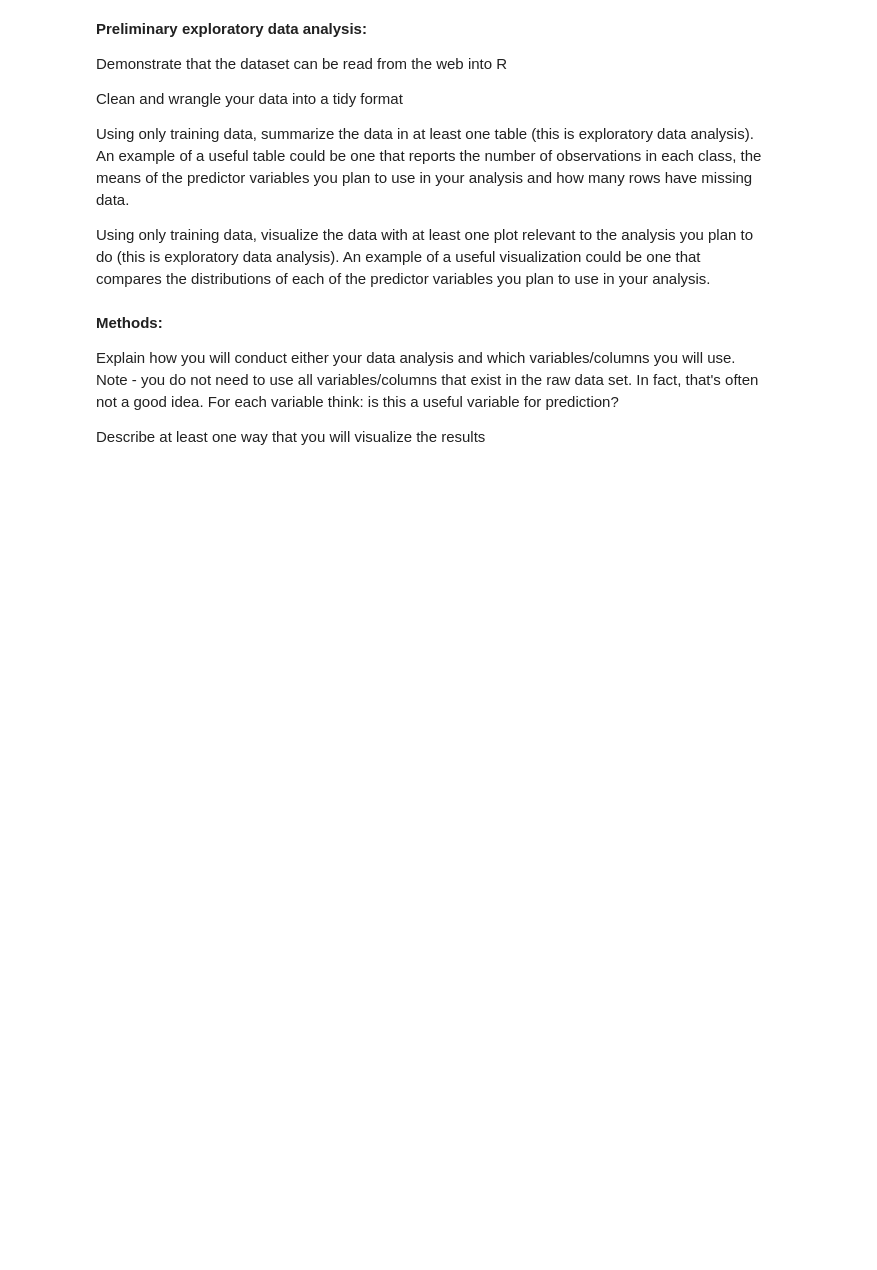
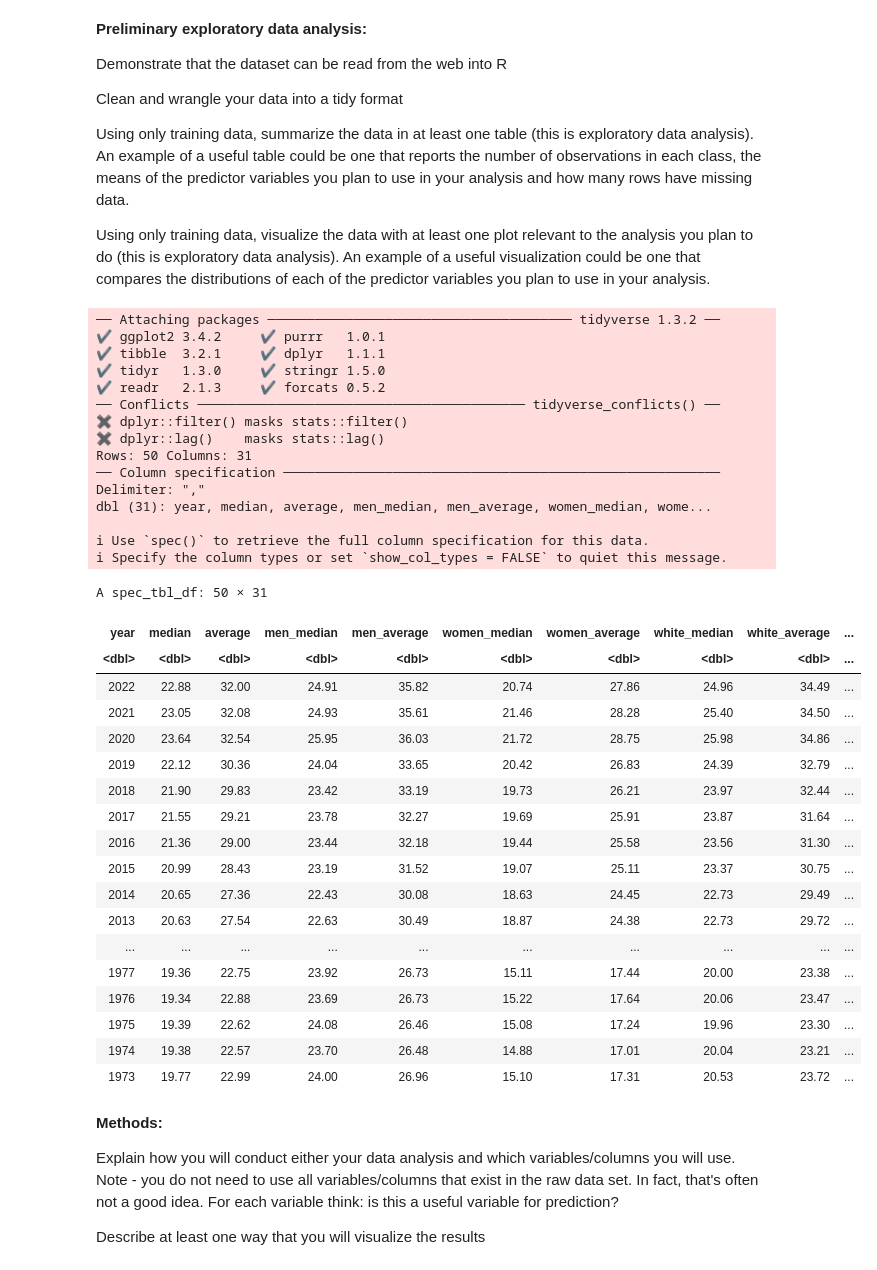
Before and after one commit to asnbl/dsci-100-2023-24W-group-16, a Jupyter notebook: Group project proposal.ipynb, the cells around one changed output. Saved outputs shown, nothing was run; the diff lists cells and outputs as text; code cells hidden in the pictures; blank space fills up the shorter version.

Commit message:
read csv file

```diff
--- a/Group project proposal.ipynb
+++ b/Group project proposal.ipynb
@@ -18,6 +18,45 @@ Clean and wrangle your data into a tidy format
 Using only training data, summarize the data in at least one table (this is exploratory data analysis). An example of a useful table could be one that reports the number of observations in each class, the means of the predictor variables you plan to use in your analysis and how many rows have missing data.
 
 Using only training data, visualize the data with at least one plot relevant to the analysis you plan to do (this is exploratory data analysis). An example of a useful visualization could be one that compares the distributions of each of the predictor variables you plan to use in your analysis.
+# %%
+library(tidyverse)
+
+read_csv("https://raw.githubusercontent.com/asnbl/dsci-100-2023-24W-group-16/main/median_average_wages.csv")
+# %% [output]
+── Attaching packages ─────────────────────────────────────── tidyverse 1.3.2 ──
+✔ ggplot2 3.4.2     ✔ purrr   1.0.1
+✔ tibble  3.2.1     ✔ dplyr   1.1.1
+✔ tidyr   1.3.0     ✔ stringr 1.5.0
+✔ readr   2.1.3     ✔ forcats 0.5.2
+── Conflicts ────────────────────────────────────────── tidyverse_conflicts() ──
+✖ dplyr::filter() masks stats::filter()
+✖ dplyr::lag()    masks stats::lag()
+Rows: 50 Columns: 31
+── Column specification ────────────────────────────────────────────────────────
+Delimiter: ","
+dbl (31): year, median, average, men_median, men_average, women_median, wome...
+
+ℹ Use `spec()` to retrieve the full column specification for this data.
+ℹ Specify the column types or set `show_col_types = FALSE` to quiet this message.
+A spec_tbl_df: 50 × 31
+| year | median | average | men_median | men_average | women_median | women_average | white_median | white_average | ... |
+| <dbl> | <dbl> | <dbl> | <dbl> | <dbl> | <dbl> | <dbl> | <dbl> | <dbl> | ... |
+| 2022 | 22.88 | 32.00 | 24.91 | 35.82 | 20.74 | 27.86 | 24.96 | 34.49 | ... |
+| 2021 | 23.05 | 32.08 | 24.93 | 35.61 | 21.46 | 28.28 | 25.40 | 34.50 | ... |
+| 2020 | 23.64 | 32.54 | 25.95 | 36.03 | 21.72 | 28.75 | 25.98 | 34.86 | ... |
+| 2019 | 22.12 | 30.36 | 24.04 | 33.65 | 20.42 | 26.83 | 24.39 | 32.79 | ... |
+| 2018 | 21.90 | 29.83 | 23.42 | 33.19 | 19.73 | 26.21 | 23.97 | 32.44 | ... |
+| 2017 | 21.55 | 29.21 | 23.78 | 32.27 | 19.69 | 25.91 | 23.87 | 31.64 | ... |
+| 2016 | 21.36 | 29.00 | 23.44 | 32.18 | 19.44 | 25.58 | 23.56 | 31.30 | ... |
+| 2015 | 20.99 | 28.43 | 23.19 | 31.52 | 19.07 | 25.11 | 23.37 | 30.75 | ... |
+| 2014 | 20.65 | 27.36 | 22.43 | 30.08 | 18.63 | 24.45 | 22.73 | 29.49 | ... |
+| 2013 | 20.63 | 27.54 | 22.63 | 30.49 | 18.87 | 24.38 | 22.73 | 29.72 | ... |
+| ... | ... | ... | ... | ... | ... | ... | ... | ... | ... |
+| 1977 | 19.36 | 22.75 | 23.92 | 26.73 | 15.11 | 17.44 | 20.00 | 23.38 | ... |
+| 1976 | 19.34 | 22.88 | 23.69 | 26.73 | 15.22 | 17.64 | 20.06 | 23.47 | ... |
+| 1975 | 19.39 | 22.62 | 24.08 | 26.46 | 15.08 | 17.24 | 19.96 | 23.30 | ... |
+| 1974 | 19.38 | 22.57 | 23.70 | 26.48 | 14.88 | 17.01 | 20.04 | 23.21 | ... |
+| 1973 | 19.77 | 22.99 | 24.00 | 26.96 | 15.10 | 17.31 | 20.53 | 23.72 | ... |
 # %% [markdown]
 **Methods:**
 
```
